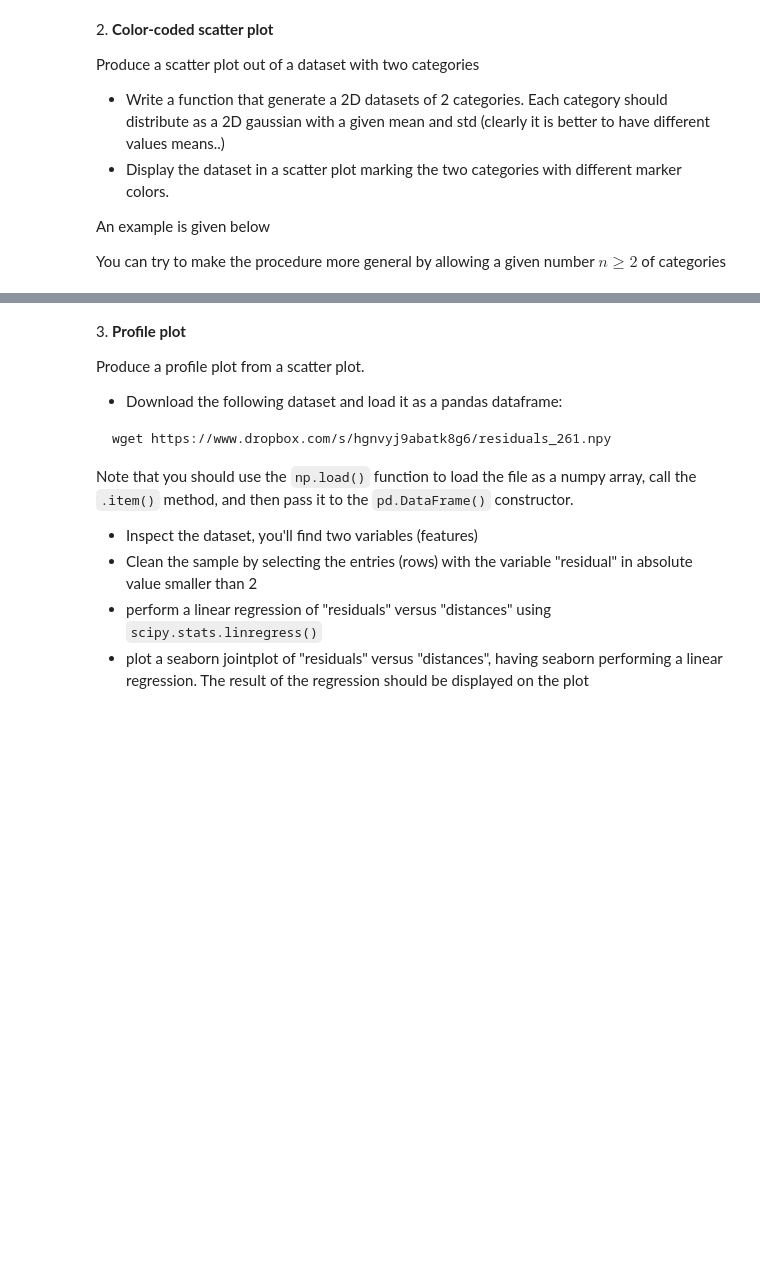
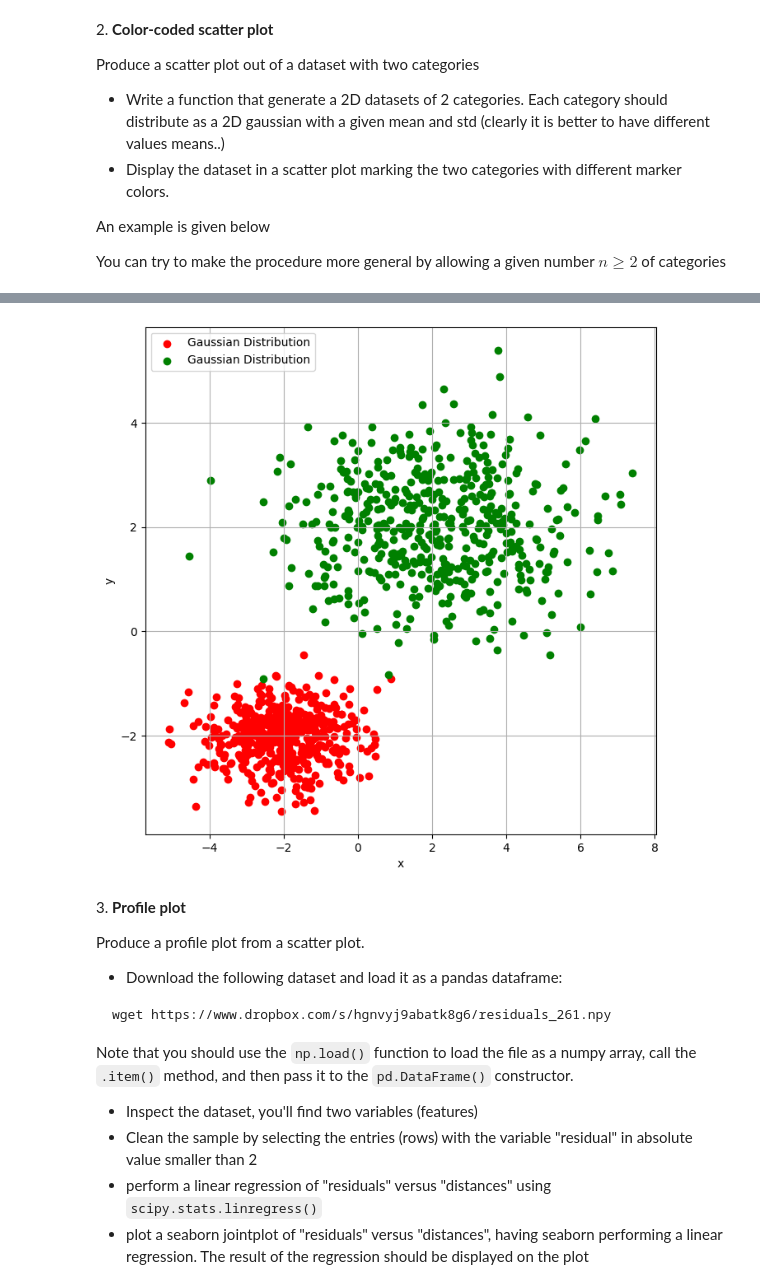
Before and after one commit to DanieleGhezzi25/LaboratoryOfComputationalPhysics_Y8, a Jupyter notebook: 07ex_Visualization.ipynb, the cells around one changed output, grey strips where cells are left out. Cells and saved outputs as stored; diff of their text form; code cells hidden in the pictures; blank space fills up the shorter version.

```diff
--- a/07ex_Visualization.ipynb
+++ b/07ex_Visualization.ipynb
@@ -110,4 +110,25 @@ two_categories_scat 100%[===================>]  42.80K  --.-KB/s    in 0.02s
 [figure]
+# %%
+from numpy.random import normal
+
+N = 500
+
+x1 = normal(loc=-2, scale=1, size=N)
+y1 = normal(loc=-2, scale=0.5, size=N)
+
+x2 = normal(loc=2, scale=2, size=N)
+y2 = normal(loc=2, scale=1, size=N)
+
+plt.figure(figsize=(8,8))
+plt.scatter(x1,y1,label='Gaussian Distribution', color='red')
+plt.scatter(x2,y2,label='Gaussian Distribution', color='green')
+plt.grid(True)
+plt.xlabel('x')
+plt.ylabel('y')
+plt.legend()
+plt.show()
+# %% [output]
+[figure, added]
 # %% [markdown]
 3\. **Profile plot**
 
```
Also changed, not shown: parts of 3 cells of this notebook, 1 other file.
